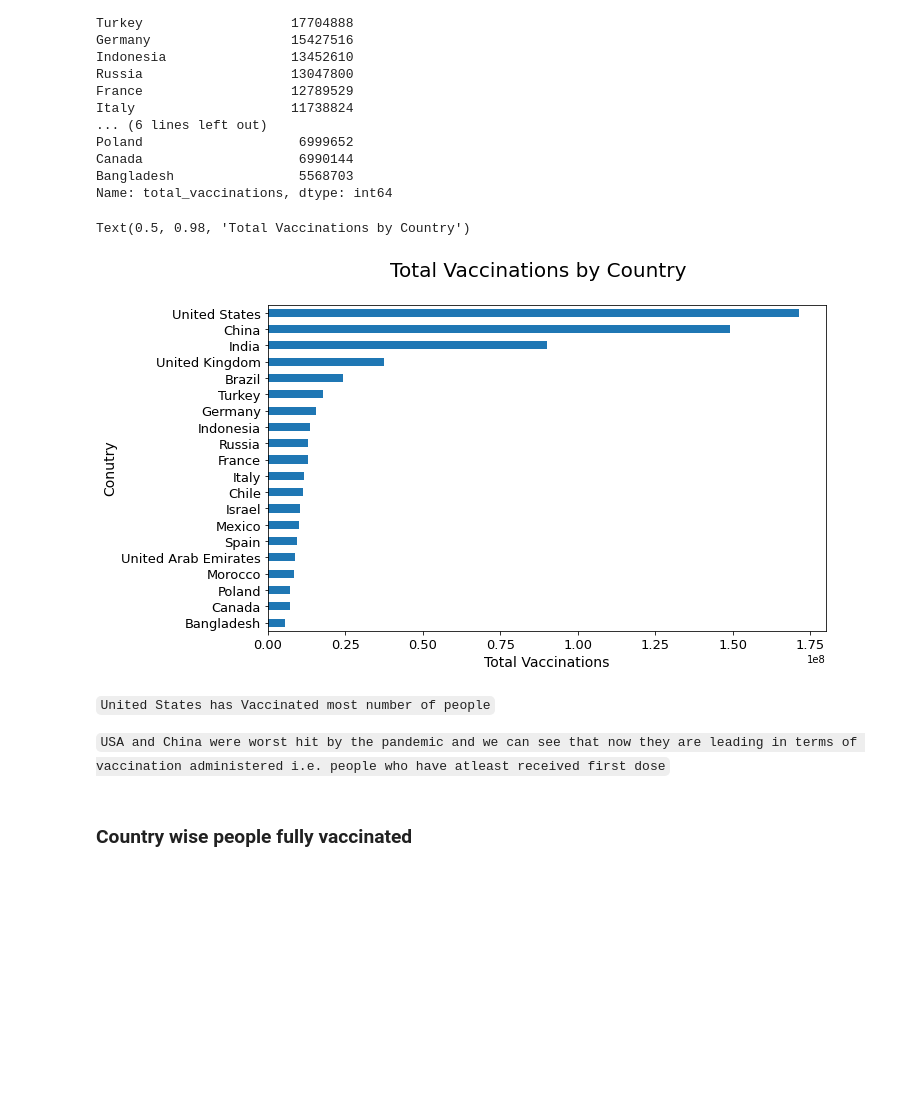
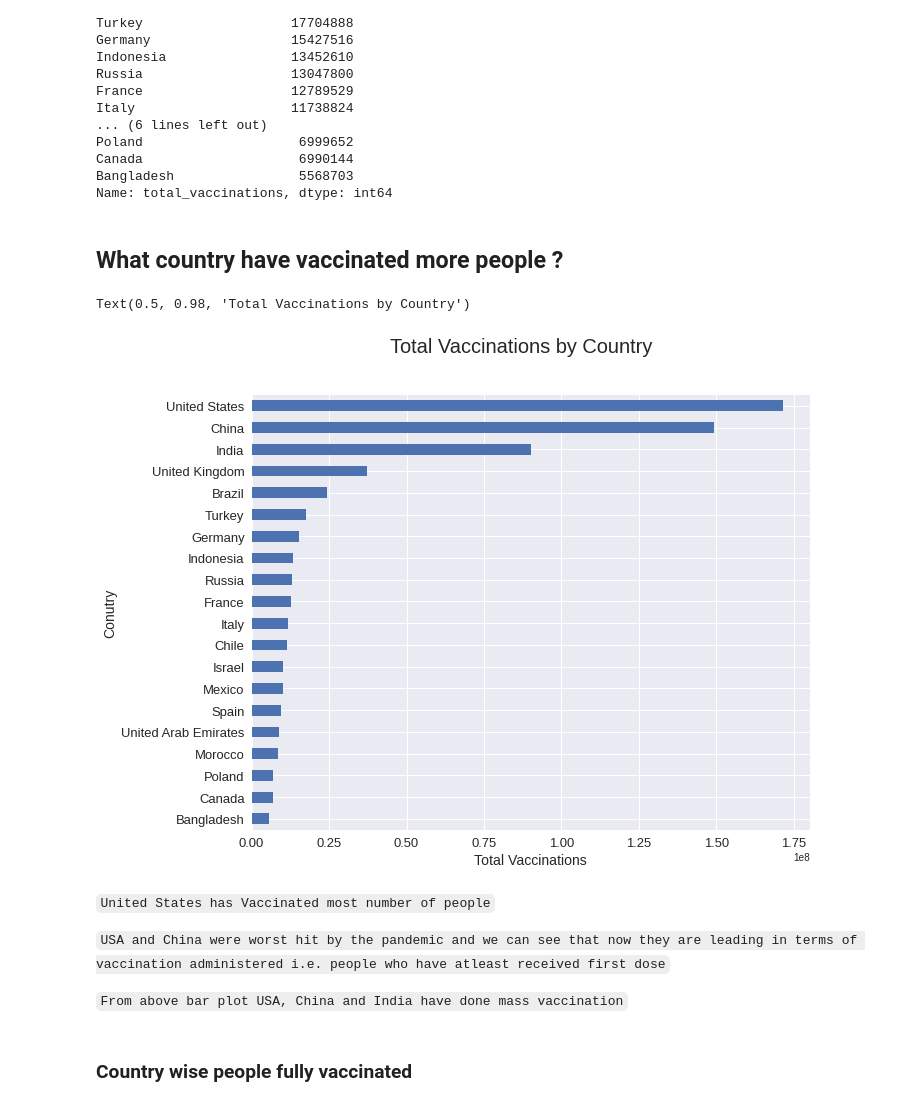
Before and after one commit to Dhruv-praju/COVID-19-Tracker, a Jupyter notebook: Vaccine Data Visualization and analysis.ipynb, the cells around one changed output. Drawn from its saved outputs; the diff is of its cells as text; code cells hidden in the pictures; blank space fills up the shorter version.

Commit message:
made file of indian analysis

```diff
--- a/Vaccine Data Visualization and analysis.ipynb
+++ b/Vaccine Data Visualization and analysis.ipynb
@@ -61,7 +61,8 @@ dtype: object
 # %% [markdown]
 # 2) Data Visualization
 # %%
-filt = vac_data.country=='China'
+plt.style.use('seaborn')
+filt = vac_data.country=='Gibralter'
 vac_data.loc[filt]
 # %% [output]
 |  | country | date | total_vaccinations | people_vaccinated_only_1st_dose | people_fully_vaccinated | daily_vaccinations | ... |
@@ -160,22 +145,26 @@ Bangladesh                5568703
 Name: total_vaccinations, dtype: int64
 # %%
 con_wise_total_vac.sort_values(ascending=True, inplace=True)
+# %% [markdown]
+## What country have vaccinated more people ?
 # %%
-con_wise_total_vac.plot(kind='barh', figsize=(10,6))
+con_wise_total_vac.plot(kind='barh', figsize=(10,8))
 
 # plt.barh(con_wise_total_vac.index, con_wise_total_vac.values)
 plt.ylabel('Conutry',fontsize=14)
 plt.xlabel('Total Vaccinations',fontsize=14)
 plt.yticks(fontsize=13)
 plt.xticks(fontsize=13)
 plt.suptitle('Total Vaccinations by Country', fontsize=20)
 # %% [output]
 Text(0.5, 0.98, 'Total Vaccinations by Country')
-[figure, old version]
+[figure, new version]
 # %% [markdown]
 `United States has Vaccinated most number of people`
 
 `USA and China were worst hit by the pandemic and we can see that now they are leading in terms of vaccination administered i.e. people who have atleast received first dose`
+
+`From above bar plot USA, China and India have done mass vaccination`
 # %% [markdown]
 ### Country wise people fully vaccinated
 # %%
```
Also changed, not shown: parts of 9 cells of this notebook, 2 other files.
